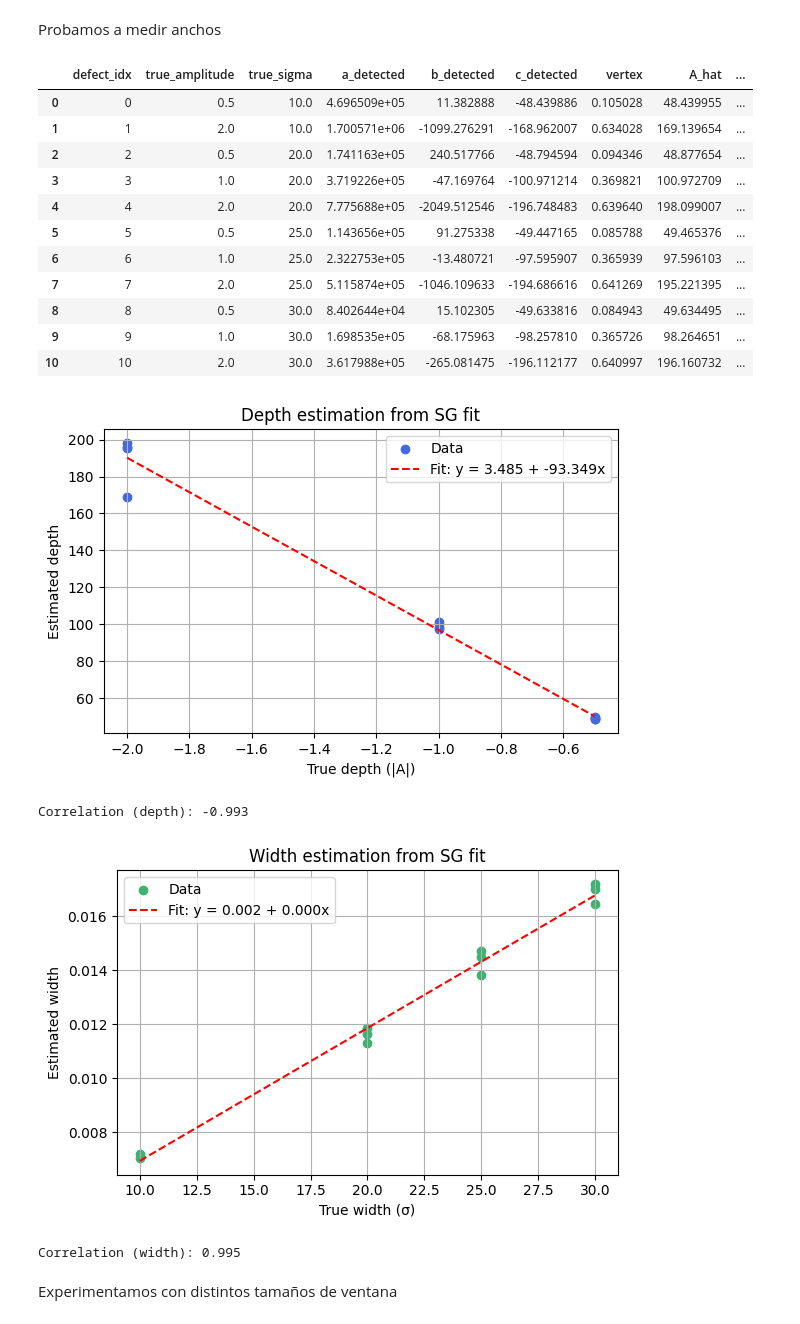
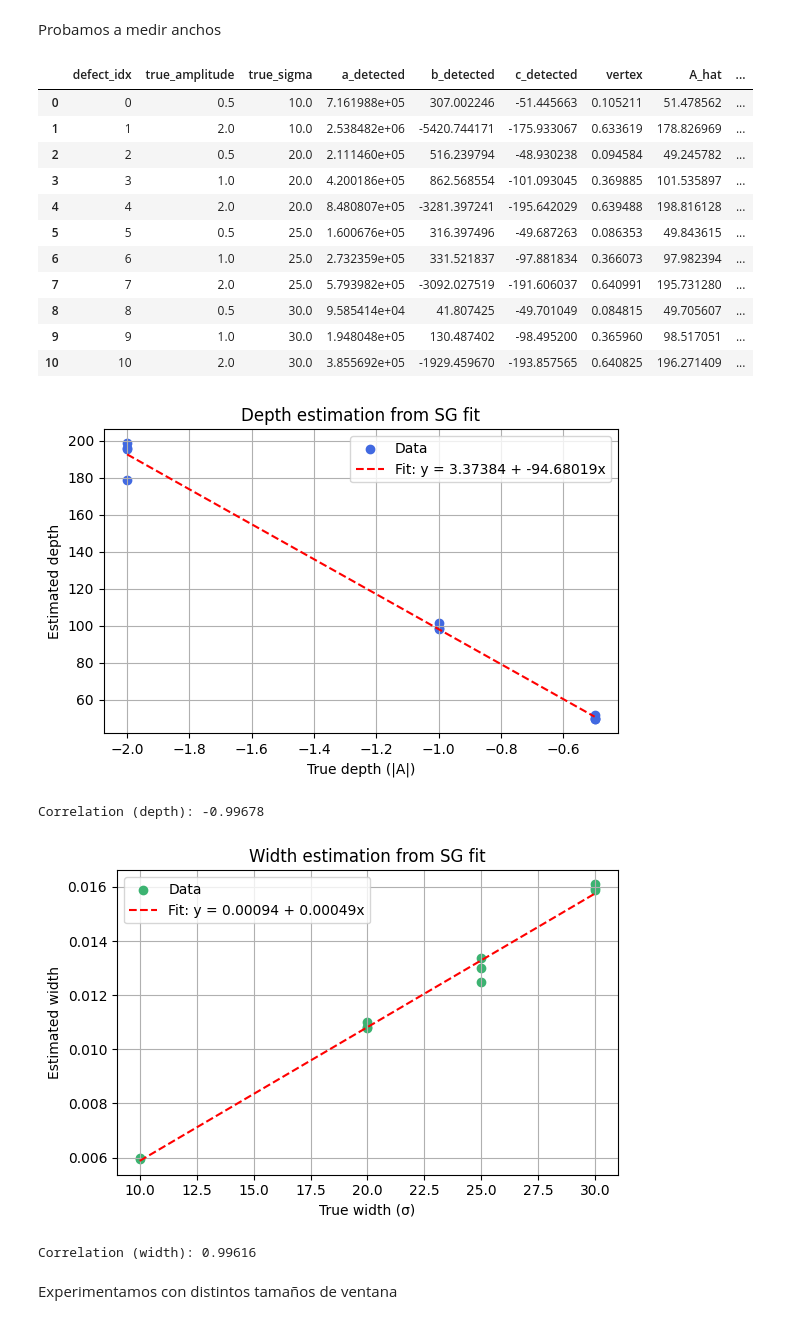
Before and after one commit to mario-musashi/filtro-sg-interpretacion-geometrica, a Jupyter notebook: sg_defectos_Simulados.ipynb, the cells around one changed output. Saved outputs shown, nothing was run; the diff lists cells and outputs as text; code cells hidden in the pictures.

```diff
--- a/sg_defectos_Simulados.ipynb
+++ b/sg_defectos_Simulados.ipynb
@@ -419,7 +424,7 @@ if defect_coords.ndim == 1:
     defect_coords = defect_coords[np.newaxis, :]
 
 records = []
-window_length = 51
+window_length = 31
 
 for idx, (x_px, y_px, true_sigma, true_amplitude) in enumerate(defect_coords):
     x_px, y_px = int(x_px), int(y_px)
@@ -471,17 +476,17 @@ comparison_df = pd.DataFrame.from_records(records)
 comparison_df
 # %% [output]
 |  | defect_idx | true_amplitude | true_sigma | a_detected | b_detected | c_detected | vertex | A_hat | ... |
-| 0 | 0 | 0.5 | 10.0 | 4.696509e+05 | 11.382888 | -48.439886 | 0.105028 | 48.439955 | ... |
-| 1 | 1 | 2.0 | 10.0 | 1.700571e+06 | -1099.276291 | -168.962007 | 0.634028 | 169.139654 | ... |
-| 2 | 2 | 0.5 | 20.0 | 1.741163e+05 | 240.517766 | -48.794594 | 0.094346 | 48.877654 | ... |
-| 3 | 3 | 1.0 | 20.0 | 3.719226e+05 | -47.169764 | -100.971214 | 0.369821 | 100.972709 | ... |
-| 4 | 4 | 2.0 | 20.0 | 7.775688e+05 | -2049.512546 | -196.748483 | 0.639640 | 198.099007 | ... |
-| 5 | 5 | 0.5 | 25.0 | 1.143656e+05 | 91.275338 | -49.447165 | 0.085788 | 49.465376 | ... |
-| 6 | 6 | 1.0 | 25.0 | 2.322753e+05 | -13.480721 | -97.595907 | 0.365939 | 97.596103 | ... |
-| 7 | 7 | 2.0 | 25.0 | 5.115874e+05 | -1046.109633 | -194.686616 | 0.641269 | 195.221395 | ... |
-| 8 | 8 | 0.5 | 30.0 | 8.402644e+04 | 15.102305 | -49.633816 | 0.084943 | 49.634495 | ... |
-| 9 | 9 | 1.0 | 30.0 | 1.698535e+05 | -68.175963 | -98.257810 | 0.365726 | 98.264651 | ... |
-| 10 | 10 | 2.0 | 30.0 | 3.617988e+05 | -265.081475 | -196.112177 | 0.640997 | 196.160732 | ... |
+| 0 | 0 | 0.5 | 10.0 | 7.161988e+05 | 307.002246 | -51.445663 | 0.105211 | 51.478562 | ... |
+| 1 | 1 | 2.0 | 10.0 | 2.538482e+06 | -5420.744171 | -175.933067 | 0.633619 | 178.826969 | ... |
+| 2 | 2 | 0.5 | 20.0 | 2.111460e+05 | 516.239794 | -48.930238 | 0.094584 | 49.245782 | ... |
+| 3 | 3 | 1.0 | 20.0 | 4.200186e+05 | 862.568554 | -101.093045 | 0.369885 | 101.535897 | ... |
+| 4 | 4 | 2.0 | 20.0 | 8.480807e+05 | -3281.397241 | -195.642029 | 0.639488 | 198.816128 | ... |
+| 5 | 5 | 0.5 | 25.0 | 1.600676e+05 | 316.397496 | -49.687263 | 0.086353 | 49.843615 | ... |
+| 6 | 6 | 1.0 | 25.0 | 2.732359e+05 | 331.521837 | -97.881834 | 0.366073 | 97.982394 | ... |
+| 7 | 7 | 2.0 | 25.0 | 5.793982e+05 | -3092.027519 | -191.606037 | 0.640991 | 195.731280 | ... |
+| 8 | 8 | 0.5 | 30.0 | 9.585414e+04 | 41.807425 | -49.701049 | 0.084815 | 49.705607 | ... |
+| 9 | 9 | 1.0 | 30.0 | 1.948048e+05 | 130.487402 | -98.495200 | 0.365960 | 98.517051 | ... |
+| 10 | 10 | 2.0 | 30.0 | 3.855692e+05 | -1929.459670 | -193.857565 | 0.640825 | 196.271409 | ... |
 # %%
 from numpy.polynomial.polynomial import polyfit
 import matplotlib.pyplot as plt
@@ -500,7 +505,7 @@ plt.scatter(x_A, y_A, color='royalblue', label="Data")
 # Ajuste lineal
 b0, b1 = polyfit(x_A, y_A, 1)
 x_line = np.linspace(x_A.min(), x_A.max(), 100)
-plt.plot(x_line, b0 + b1 * x_line, 'r--', label=f'Fit: y = {b0:.3f} + {b1:.3f}x')
+plt.plot(x_line, b0 + b1 * x_line, 'r--', label=f'Fit: y = {b0:.5f} + {b1:.5f}x')
 
 # Límites y etiquetas
 plt.xlabel("True depth (|A|)")
@@ -513,44 +518,44 @@ plt.show()
 
 if valid_A.sum() >= 2:
     corr_A = np.corrcoef(x_A, y_A)[0, 1]
-    print(f"Correlation (depth): {corr_A:.3f}")
+    print(f"Correlation (depth): {corr_A:.5f}")
 else:
     print("Not enough valid data for A correlation.")
 
 # ===========================
 # Correlación de anchura σ
 # ===========================
 valid_sigma = np.isfinite(comparison_df["sigma_hat"]) & np.isfinite(comparison_df["true_sigma"])
 x_sigma = comparison_df["true_sigma"][valid_sigma]
 y_sigma = comparison_df["sigma_hat"][valid_sigma]
 
 plt.figure(figsize=(6, 4))
 plt.scatter(x_sigma, y_sigma, color='mediumseagreen', label="Data")
 
 # Ajuste lineal
 b0, b1 = polyfit(x_sigma, y_sigma, 1)
 x_line = np.linspace(x_sigma.min(), x_sigma.max(), 100)
-plt.plot(x_line, b0 + b1 * x_line, 'r--', label=f'Fit: y = {b0:.3f} + {b1:.3f}x')
+plt.plot(x_line, b0 + b1 * x_line, 'r--', label=f'Fit: y = {b0:.5f} + {b1:.5f}x')
 
 # Límites y etiquetas
 plt.xlabel("True width (σ)")
 plt.ylabel("Estimated width")
 plt.title("Width estimation from SG fit")
 plt.legend()
 plt.grid(True)
 plt.tight_layout()
 plt.show()
 
 if valid_sigma.sum() >= 2:
     corr_sigma = np.corrcoef(x_sigma, y_sigma)[0, 1]
-    print(f"Correlation (width): {corr_sigma:.3f}")
+    print(f"Correlation (width): {corr_sigma:.5f}")
 else:
     print("Not enough valid data for σ correlation.")
 # %% [output]
-[figure, old version]
+[figure, new version]
-Correlation (depth): -0.993
+Correlation (depth): -0.99678
-[figure, old version]
+[figure, new version]
-Correlation (width): 0.995
+Correlation (width): 0.99616
 # %% [markdown]
 Experimentamos con distintos tamaños de ventana
 # %%
```
Also changed, not shown: parts of 2 cells of this notebook, 5 other files.
